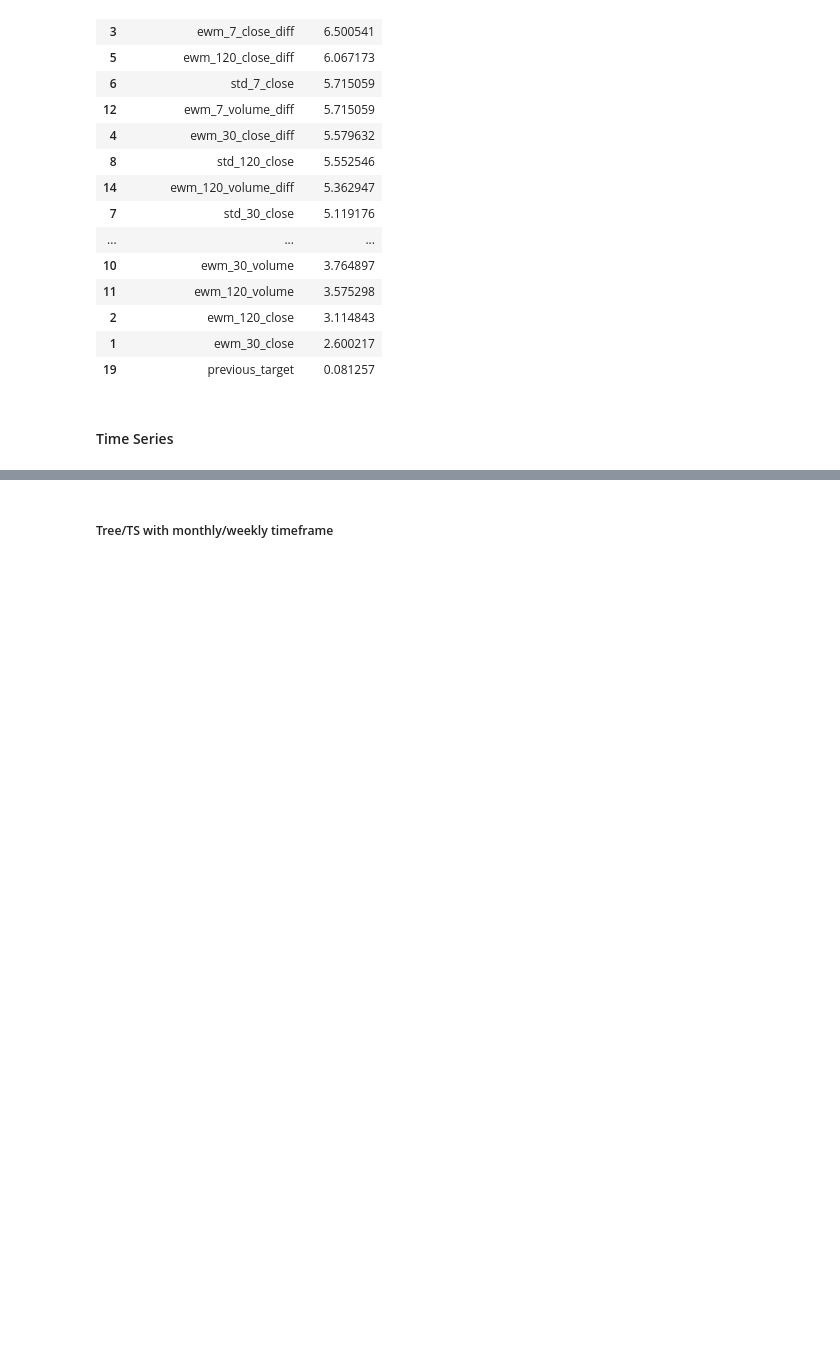
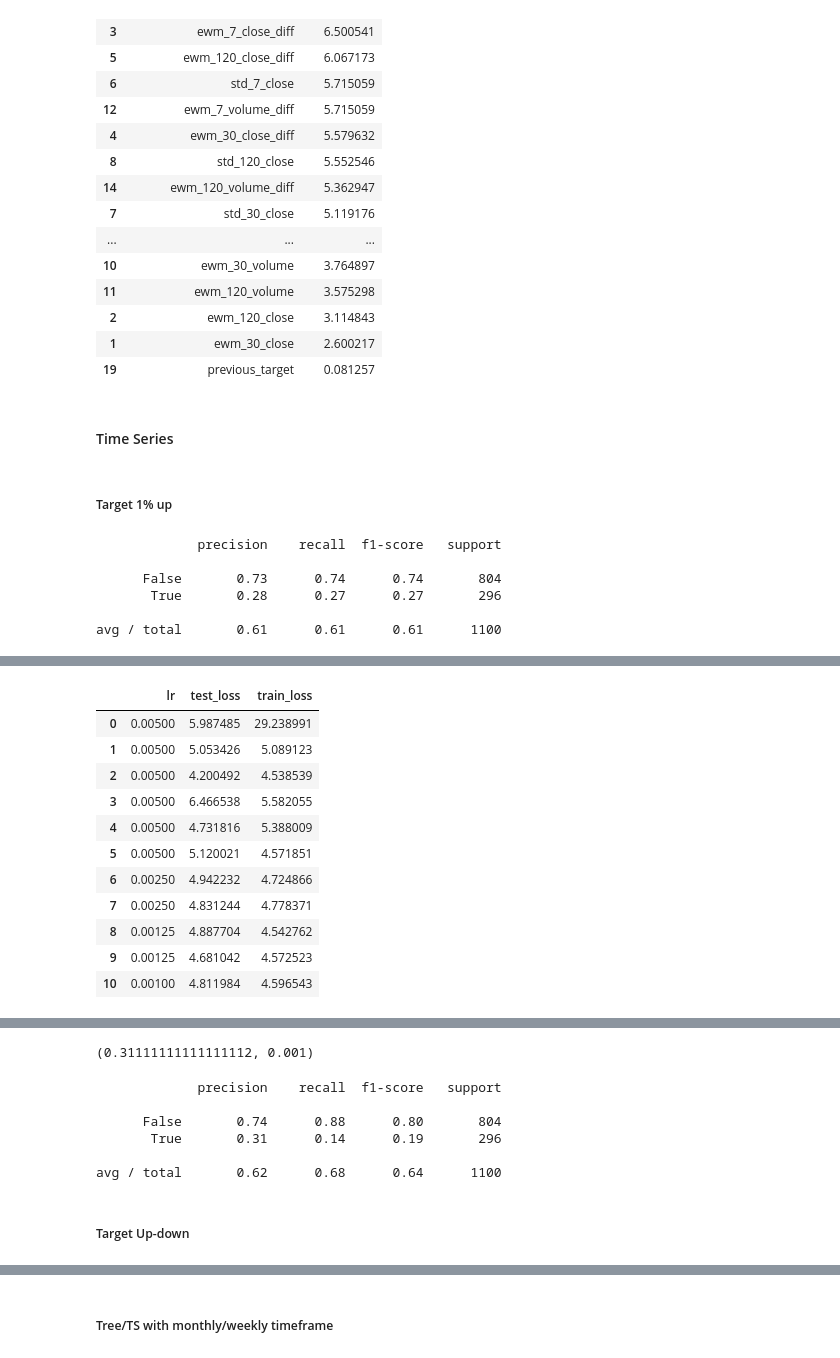
Before and after one commit to faizanahemad/data-science-utils, a Jupyter notebook: data_science_utils/financial/Stock Analysis.ipynb, the cells around one changed output, grey strips where cells are left out. Saved outputs shown, nothing was run; the diff lists cells and outputs as text; code cells hidden in the pictures; blank space fills up the shorter version.

```diff
--- a/data_science_utils/financial/Stock Analysis.ipynb
+++ b/data_science_utils/financial/Stock Analysis.ipynb
@@ -1707,0 +1872,2 @@ y_test = y[-ts:]
+# %% [markdown]
+##### Target 1% up
@@ -1707,0 +1910,25 @@ y_test = y[-ts:]
+# %%
+one_prob = np.sum(y_test)/len(y_test)
+y_pred_random = np.random.choice([False, True], size=(len(y_test),), p=[1-one_prob, one_prob])
+
+cr = classification_report(y_test,y_pred_random)
+print(cr)
+# %% [output]
+             precision    recall  f1-score   support
+
+      False       0.73      0.74      0.74       804
+       True       0.28      0.27      0.27       296
+
+avg / total       0.61      0.61      0.61      1100
+# %%
+
+layers = [{'units': 200, 'stateful': False, 'activity_regularizer': regularizers.l1(0.005), 'bias_regularizer': None,
+           'recurrent_regularizer': None, 'kernel_regularizer': regularizers.l2(0.005), 'recurrent_dropout': 0.2,
+           'dropout': 0.2}]
+
+
+learning_rate = 0.005
+model = get_trained_model(X_train, y_train, X_test, y_test, features, look_back, layers,
+                  learning_rate,loss='binary_crossentropy', batch_size=512, outer_epochs=50)
+cmodel = CustomModel(model, 10)
+# %% [output]
@@ -1707,0 +1936,12 @@ y_test = y[-ts:]
+|  | lr | test_loss | train_loss |
+| 0 | 0.00500 | 5.987485 | 29.238991 |
+| 1 | 0.00500 | 5.053426 | 5.089123 |
+| 2 | 0.00500 | 4.200492 | 4.538539 |
+| 3 | 0.00500 | 6.466538 | 5.582055 |
+| 4 | 0.00500 | 4.731816 | 5.388009 |
+| 5 | 0.00500 | 5.120021 | 4.571851 |
+| 6 | 0.00250 | 4.942232 | 4.724866 |
+| 7 | 0.00250 | 4.831244 | 4.778371 |
+| 8 | 0.00125 | 4.887704 | 4.542762 |
+| 9 | 0.00125 | 4.681042 | 4.572523 |
+| 10 | 0.00100 | 4.811984 | 4.596543 |
@@ -1707,0 +1969,18 @@ y_test = y[-ts:]
+# %%
+maximise_precision(y_true=y_test,predictions=predictions)
+# %% [output]
+(0.31111111111111112, 0.001)
+# %%
+y_pred = predictions>0.001
+
+cr = classification_report(y_test,y_pred)
+print(cr)
+# %% [output]
+             precision    recall  f1-score   support
+
+      False       0.74      0.88      0.80       804
+       True       0.31      0.14      0.19       296
+
+avg / total       0.62      0.68      0.64      1100
+# %% [markdown]
+##### Target Up-down
```
Also changed, not shown: parts of 31 cells of this notebook, 1 other file.
